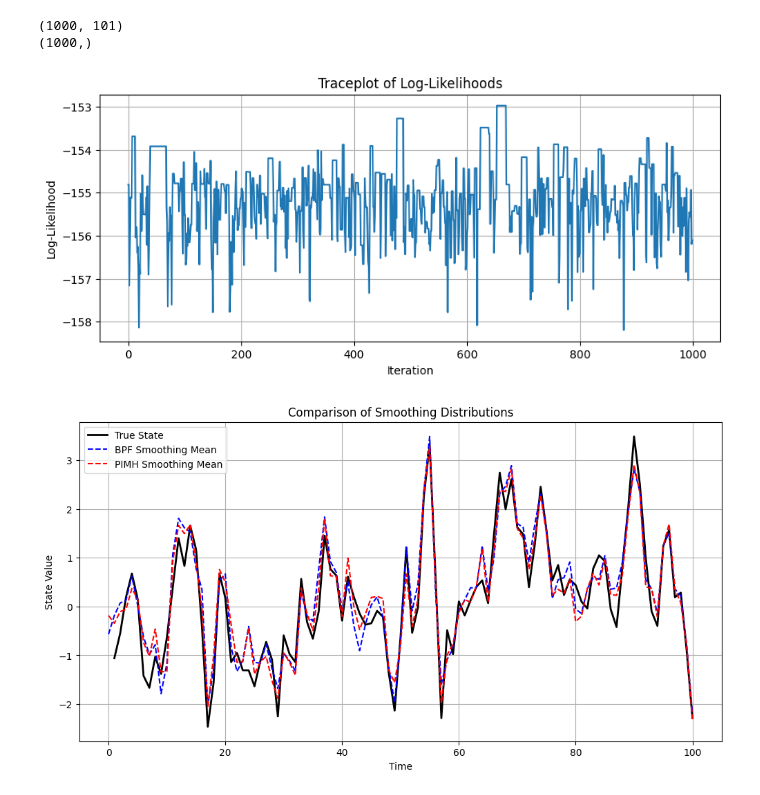
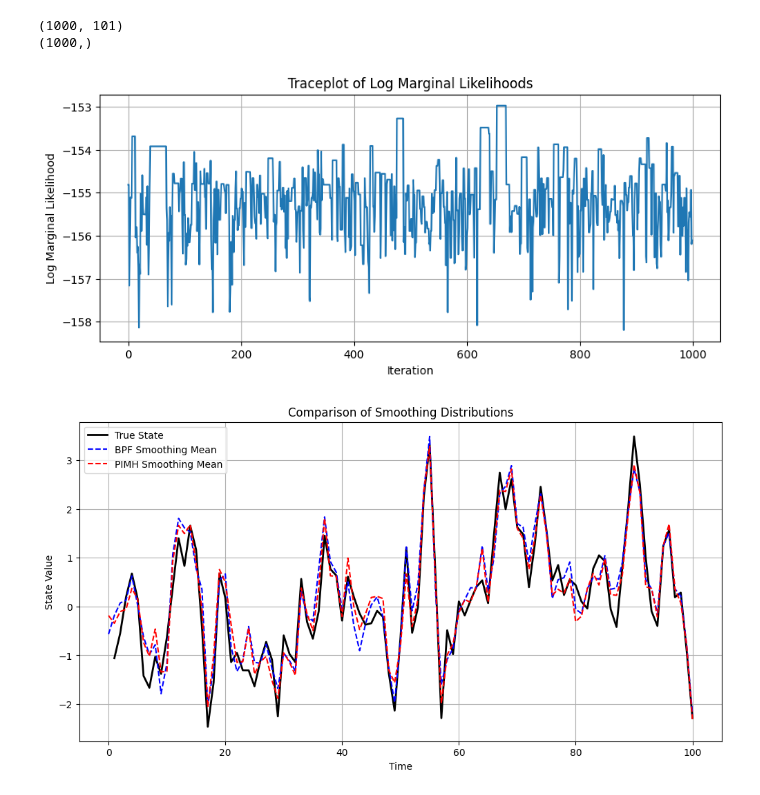
Before and after one commit to vitolev/mssv-smc, a Jupyter notebook: notebooks/05_PIMH.ipynb, the cells around one changed output. Saved outputs shown, nothing was run; the diff lists cells and outputs as text; code cells hidden in the pictures.

```diff
--- a/notebooks/05_PIMH.ipynb
+++ b/notebooks/05_PIMH.ipynb
@@ -79,7 +79,7 @@ Variance of log-likelihood estimates: 0.7874
 # %%
 # Now we run the PIMH algorithm
 pimh = ParticleIndependentMetropolisHastings(bpf)
-samples, logliks = pimh.run(y, theta, n_iter=1000, burnin=0, verbose=True)
+samples, logmarliks = pimh.run(y, theta, n_iter=1000, burnin=0, verbose=True)
 # %% [output]
 Iteration 10/1000, Acceptance Rate: 0.667
 Iteration 20/1000, Acceptance Rate: 0.579
@@ -105,16 +105,16 @@ print(logliks.shape)  # (n_iter,)
 (1000, 101)
 (1000,)
 # %%
-# Traceplot of log-likelihoods
+# Traceplot of log marginal likelihoods
 plt.figure(figsize=(10, 4))
-plt.plot(logliks)
-plt.title('Traceplot of Log-Likelihoods')
+plt.plot(logmarliks)
+plt.title('Traceplot of Log Marginal Likelihoods')
 plt.xlabel('Iteration')
-plt.ylabel('Log-Likelihood')
+plt.ylabel('Log Marginal Likelihood')
 plt.grid()
 plt.show()
 # %% [output]
-[figure, old version]
+[figure, new version]
 # %%
 # Extract the x_t samples from the PIMH output
 n_traj = len(samples)   # number of trajectories
```
Also changed, not shown: parts of 1 cell of this notebook, 9 other files.
